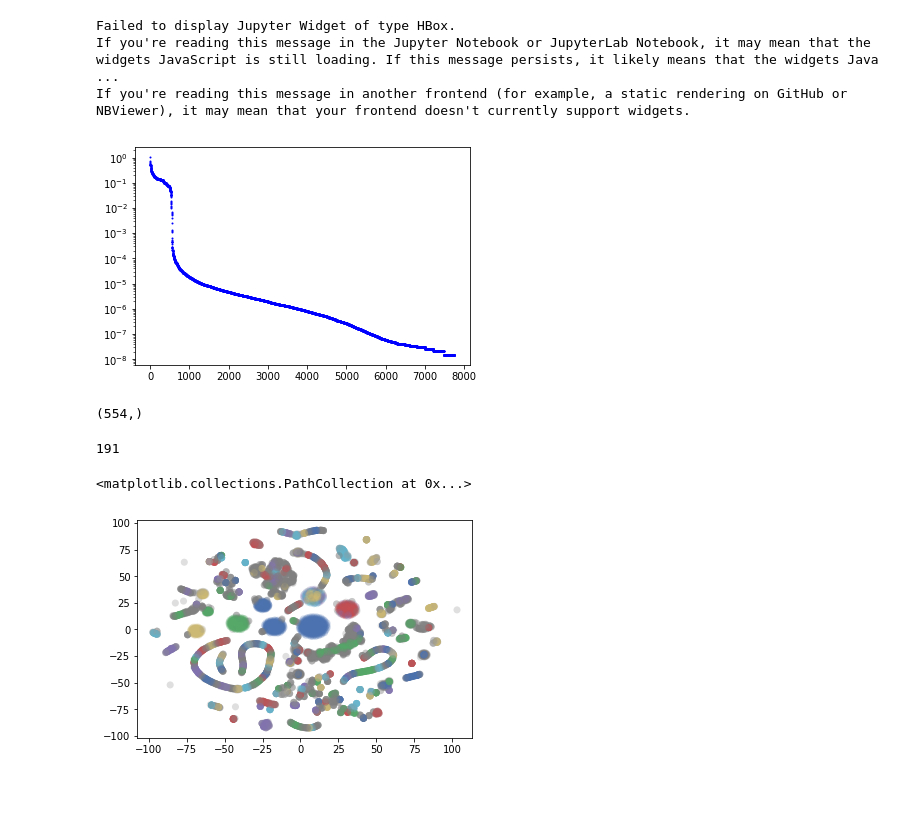
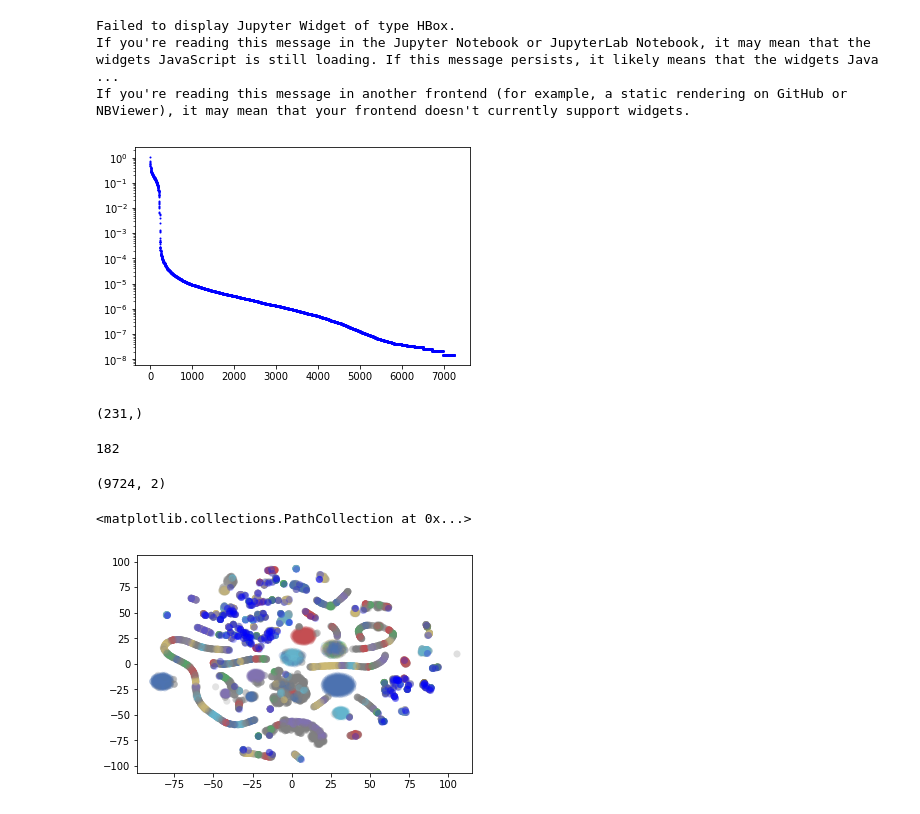
Before and after one commit to felixmusil/generate_structures, a Jupyter notebook: make_batch_generation.ipynb, the cells around one changed output. Drawn from its saved outputs; the diff is of its cells as text; code cells hidden in the pictures.

```diff
--- a/make_batch_generation.ipynb
+++ b/make_batch_generation.ipynb
@@ -729,3 +729,6 @@ inputs = []
 for reader in readers:
     inputs.extend(reader.get_inputs().values())
 #view([cc for (cc,_) in inputs])
+# %%
+inp = inputs[0][1]
+print inp.keys()
@@ -737,9 +742,17 @@ print sym_data['number'],sym_data['wyckoffs'],sym_data['equivalent_atoms']
 227 ['b', 'b', 'b', 'b', 'b', 'b', 'b', 'b'] [0 0 0 0 0 0 0 0]
 # %%
 view(get_standard_frame(cc,to_primitive=True,symprec=1e-5))
+# %%
+new_frames = []
+QMAT_id = 1
+for ff,inp in zip(frames,inputs):
+    equivalent_atoms = inp[1]['equivalent_atoms_spg']
+    #wyckoffs = inp[1]['wyckoffs_spg']
+    if len(np.unique(equivalent_atoms)) == QMAT_id:
+        new_frames.append(ff)
 # %%
 new_crystals = []
-new_crystals.extend(frames)
+new_crystals.extend(new_frames)
 new_crystals.extend(crystals)
 # %%
 soap_params = dict(nmax= 9, cutoff= 4, gaussian_width= 0.4, lmax= 9,
@@ -767,13 +780,13 @@ If you're reading this message in another frontend (for example, a static render
 plt.plot(minmax[:],'ob',ms=1)
 plt.yscale('log')
 # %% [output]
-[figure, old version]
+[figure, new version]
 # %%
 minmax = np.array(minmax)
 # %%
 minmax[minmax > 1e-3].shape
 # %% [output]
-(554,)
+(231,)
 # %%
 from sklearn.manifold import TSNE
 import hdbscan
@@ -791,15 +804,22 @@ clusterer = hdbscan.HDBSCAN(algorithm='best', alpha=1.0, approx_min_span_tree=Tr
 clusterer.fit(distance)
 print len(np.unique(clusterer.labels_))
 # %% [output]
-191
+182
+# %%
+X.shape
+# %% [output]
+(9724, 2)
+# %%
+ids = np.array(fps_ids)
 # %%
 color_palette = sns.color_palette('deep', len(np.unique(clusterer.labels_)))
 cluster_colors = [color_palette[x] if x >= 0
                   else (0.5, 0.5, 0.5)
                   for x in clusterer.labels_]
 cluster_member_colors = [sns.desaturate(x, p) for x, p in
                          zip(cluster_colors, clusterer.probabilities_)]
 plt.scatter(*X.T, s=50, linewidth=0, c=cluster_member_colors, alpha=0.25)
+plt.scatter(*X[ids[:300],:].T, s=50, linewidth=0, c='b', alpha=0.25)
 # %% [output]
 <matplotlib.collections.PathCollection at 0x...>
-[figure, old version]
+[figure, new version]
```
Also changed, not shown: parts of 1 cell of this notebook, 1 other file.
